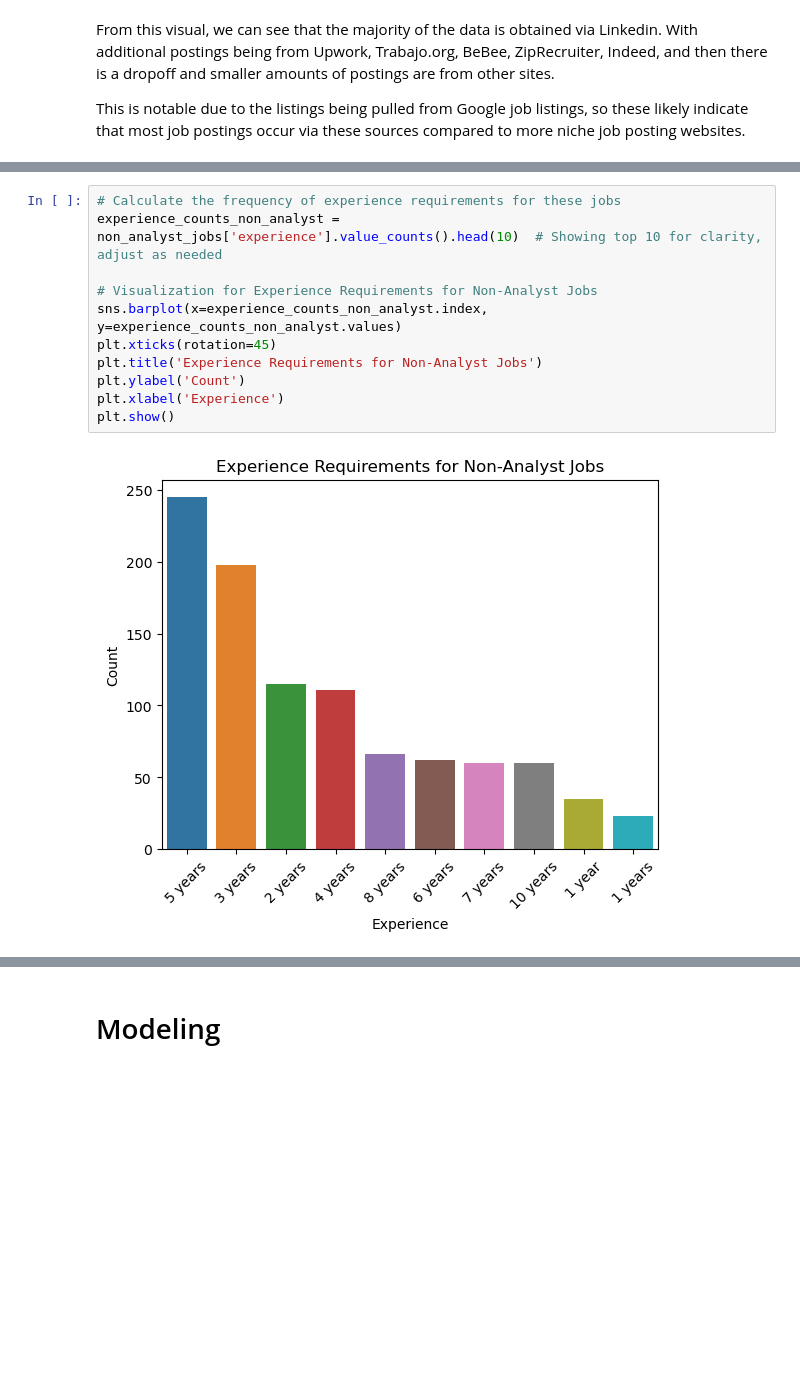
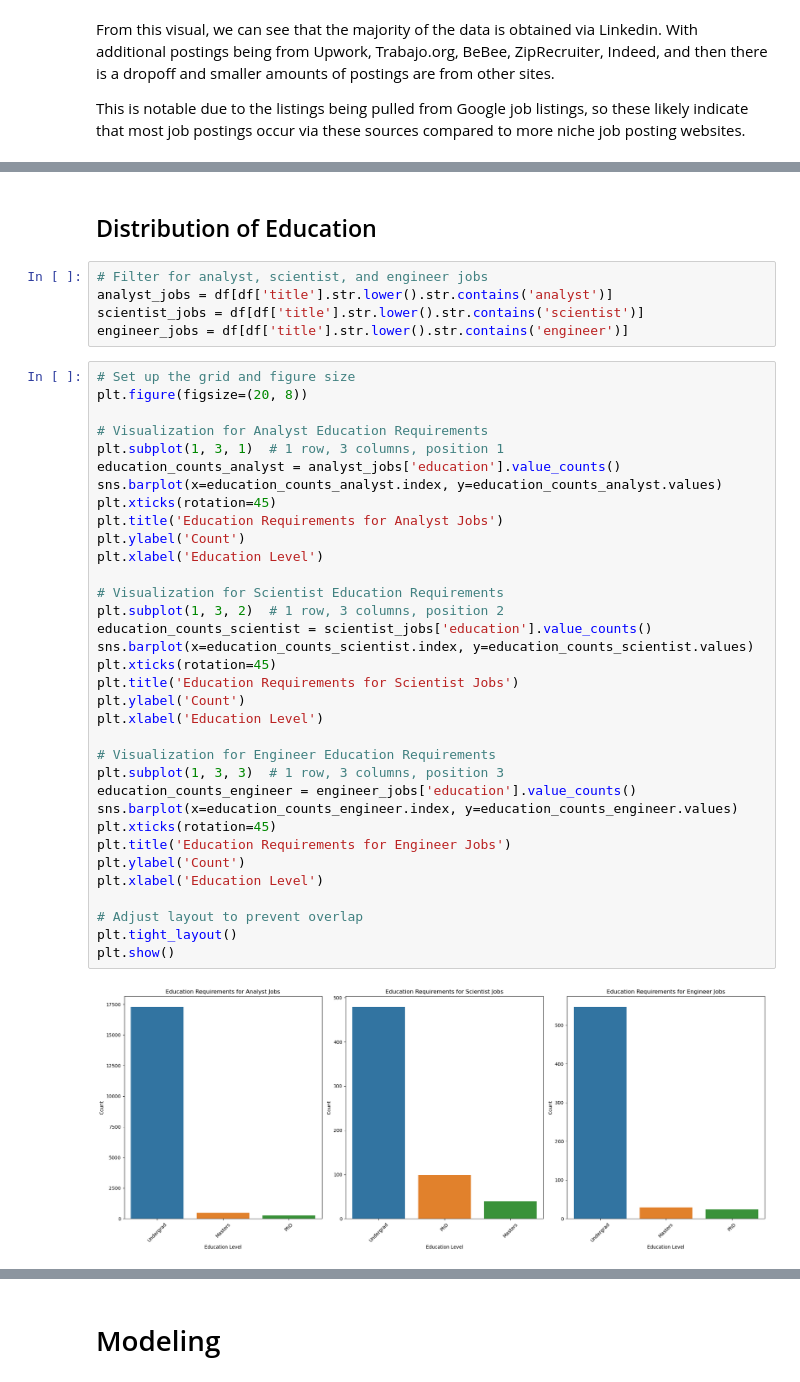
Before and after one commit to CSergiy/Data_Science_Job_Analysis, a Jupyter notebook: Notebooks/Data Science Job Analysis.ipynb, the cells around one changed output, grey strips where cells are left out. Drawn from its saved outputs; the diff is of its cells as text; blank space fills up the shorter version.

Commit message:
Update visuals of education/experience to be job specific

```diff
--- a/Notebooks/Data Science Job Analysis.ipynb
+++ b/Notebooks/Data Science Job Analysis.ipynb
@@ -444,13 +402,43 @@ plt.show()
-# %%
-# Calculate the frequency of experience requirements for these jobs
-experience_counts_non_analyst = non_analyst_jobs['experience'].value_counts().head(10)  # Showing top 10 for clarity, adjust as needed
-
-# Visualization for Experience Requirements for Non-Analyst Jobs
-sns.barplot(x=experience_counts_non_analyst.index, y=experience_counts_non_analyst.values)
-plt.xticks(rotation=45)
-plt.title('Experience Requirements for Non-Analyst Jobs')
-plt.ylabel('Count')
-plt.xlabel('Experience')
-plt.show()
-# %% [output]
-[figure, removed]
+# %% [markdown]
+## Distribution of Education
+# %%
+# Filter for analyst, scientist, and engineer jobs
+analyst_jobs = df[df['title'].str.lower().str.contains('analyst')]
+scientist_jobs = df[df['title'].str.lower().str.contains('scientist')]
+engineer_jobs = df[df['title'].str.lower().str.contains('engineer')]
+# %%
+# Set up the grid and figure size
+plt.figure(figsize=(20, 8))
+
+# Visualization for Analyst Education Requirements
+plt.subplot(1, 3, 1)  # 1 row, 3 columns, position 1
+education_counts_analyst = analyst_jobs['education'].value_counts()
+sns.barplot(x=education_counts_analyst.index, y=education_counts_analyst.values)
+plt.xticks(rotation=45)
+plt.title('Education Requirements for Analyst Jobs')
+plt.ylabel('Count')
+plt.xlabel('Education Level')
+
+# Visualization for Scientist Education Requirements
+plt.subplot(1, 3, 2)  # 1 row, 3 columns, position 2
+education_counts_scientist = scientist_jobs['education'].value_counts()
+sns.barplot(x=education_counts_scientist.index, y=education_counts_scientist.values)
+plt.xticks(rotation=45)
+plt.title('Education Requirements for Scientist Jobs')
+plt.ylabel('Count')
+plt.xlabel('Education Level')
+
+# Visualization for Engineer Education Requirements
+plt.subplot(1, 3, 3)  # 1 row, 3 columns, position 3
+education_counts_engineer = engineer_jobs['education'].value_counts()
+sns.barplot(x=education_counts_engineer.index, y=education_counts_engineer.values)
+plt.xticks(rotation=45)
+plt.title('Education Requirements for Engineer Jobs')
+plt.ylabel('Count')
+plt.xlabel('Education Level')
+
+# Adjust layout to prevent overlap
+plt.tight_layout()
+plt.show()
+# %% [output]
+[figure, added]
```
Also changed, not shown: parts of 15 cells of this notebook.
